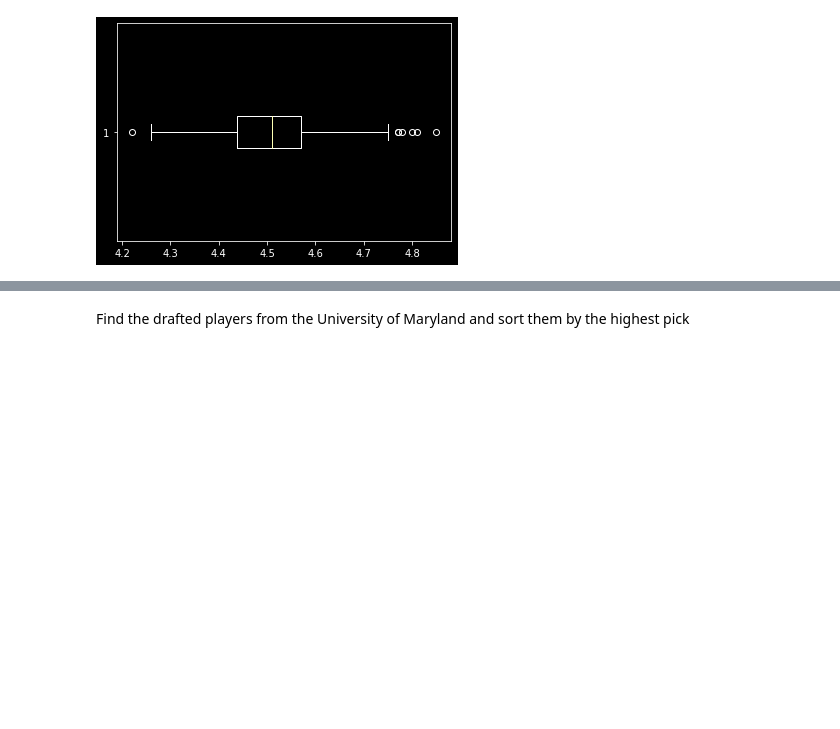
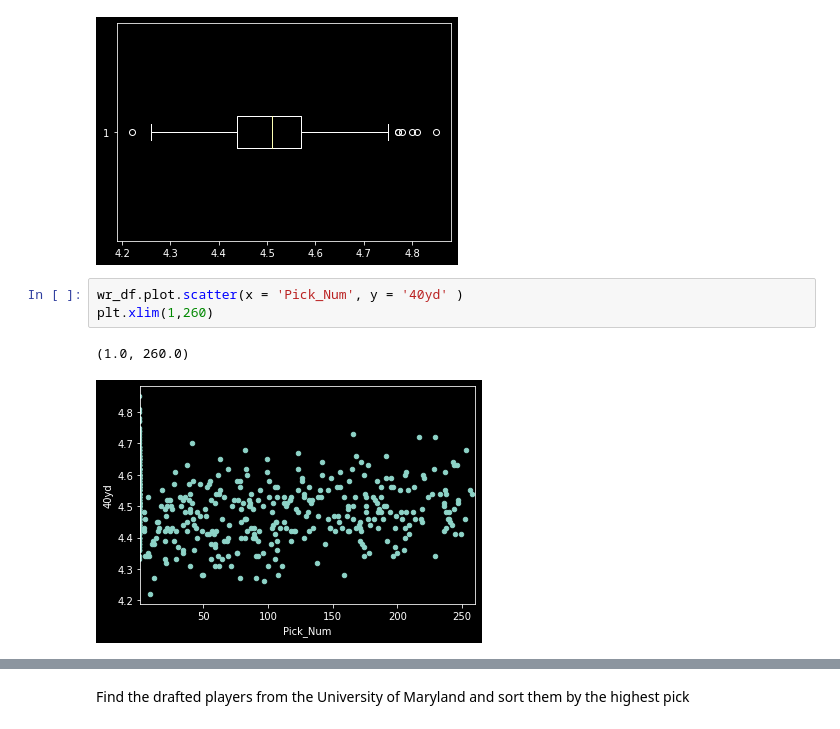
Before and after one commit to Domgraz/NFL_Combine_Draft_EDA, a Jupyter notebook: NFL_Draft.ipynb, the cells around one changed output, grey strips where cells are left out. Drawn from its saved outputs; the diff is of its cells as text; blank space fills up the shorter version.

```diff
--- a/NFL_Draft.ipynb
+++ b/NFL_Draft.ipynb
@@ -279,3 +281,9 @@ plt.boxplot( wr_df['40yd'], vert = False)
  'fliers': [<matplotlib.lines.Line2D at 0x...>],
  'means': []}
 [figure]
+# %%
+wr_df.plot.scatter(x = 'Pick_Num', y = '40yd' )
+plt.xlim(1,260)
+# %% [output]
+(1.0, 260.0)
+[figure, added]
```
Also changed, not shown: parts of 5 cells of this notebook.
